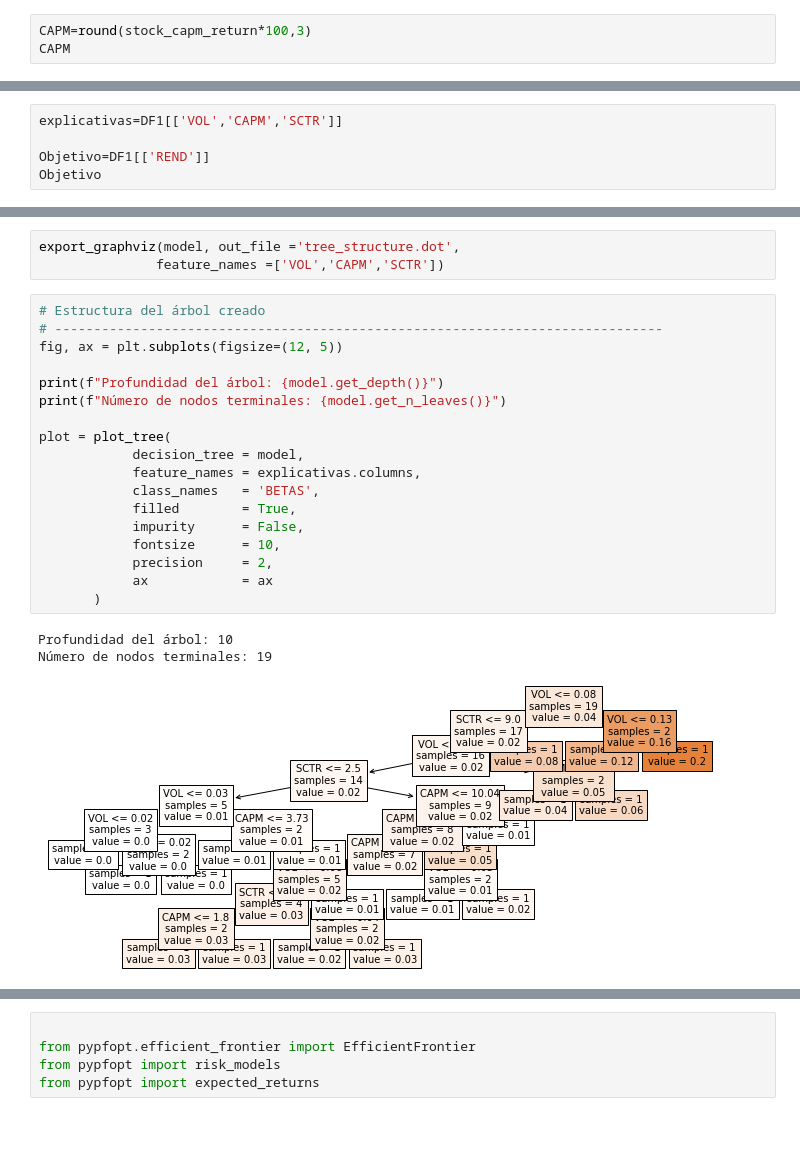
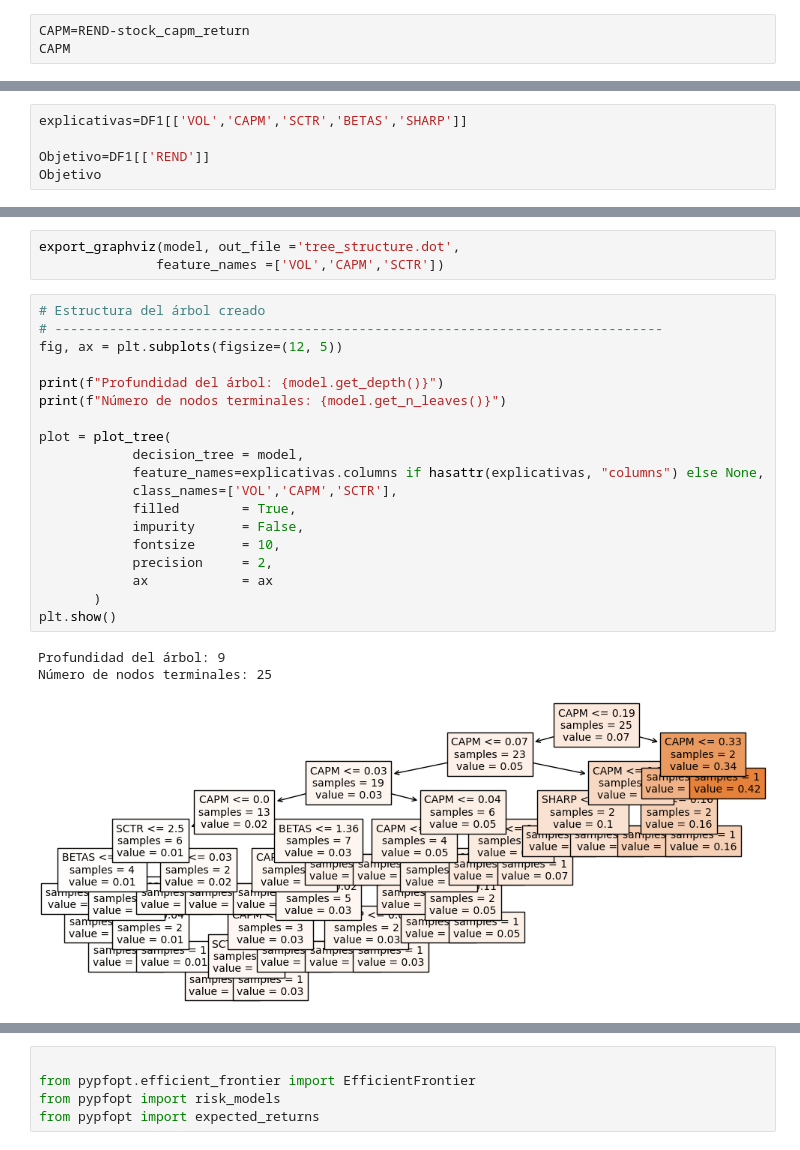
Before and after one commit to LeoPierson31/Leonel, a Jupyter notebook: Arbol y activos2.ipynb, the cells around one changed output, grey strips where cells are left out. Cells and saved outputs as stored; diff of their text form.

```diff
--- a/Arbol y activos2.ipynb
+++ b/Arbol y activos2.ipynb
@@ -132,6 +131,6 @@ sharpe_stock = (stock_capm_return - tasalibredriesgo) /(Anualizado.std()*252**0.
 # %%
 BETAS=(round(stock_beta,3))
 # %%
-CAPM=round(stock_capm_return*100,3)
+CAPM=REND-stock_capm_return
 CAPM
 # %% [output]
@@ -274,7 +273,7 @@ from sklearn import datasets
 import warnings
 warnings.filterwarnings('once')
 # %%
-explicativas=DF1[['VOL','CAPM','SCTR']]
+explicativas=DF1[['VOL','CAPM','SCTR','BETAS','SHARP']]
 
 Objetivo=DF1[['REND']]
 Objetivo
@@ -341,25 +340,26 @@ export_graphviz(model, out_file ='tree_structure.dot',
 # %%
 # Estructura del árbol creado
 # ------------------------------------------------------------------------------
 fig, ax = plt.subplots(figsize=(12, 5))
 
 print(f"Profundidad del árbol: {model.get_depth()}")
 print(f"Número de nodos terminales: {model.get_n_leaves()}")
 
 plot = plot_tree(
             decision_tree = model,
-            feature_names = explicativas.columns,
-            class_names   = 'BETAS',
+            feature_names=explicativas.columns if hasattr(explicativas, "columns") else None,
+            class_names=['VOL','CAPM','SCTR'],
             filled        = True,
             impurity      = False,
             fontsize      = 10,
             precision     = 2,
             ax            = ax
        )
+plt.show()
 # %% [output]
-Profundidad del árbol: 10
-Número de nodos terminales: 19
+Profundidad del árbol: 9
+Número de nodos terminales: 25
-[figure, old version]
+[figure, new version]
 # %%
 texto_model = export_text(
                     decision_tree = model,
```
Also changed, not shown: parts of 42 cells of this notebook, 26 other files.
